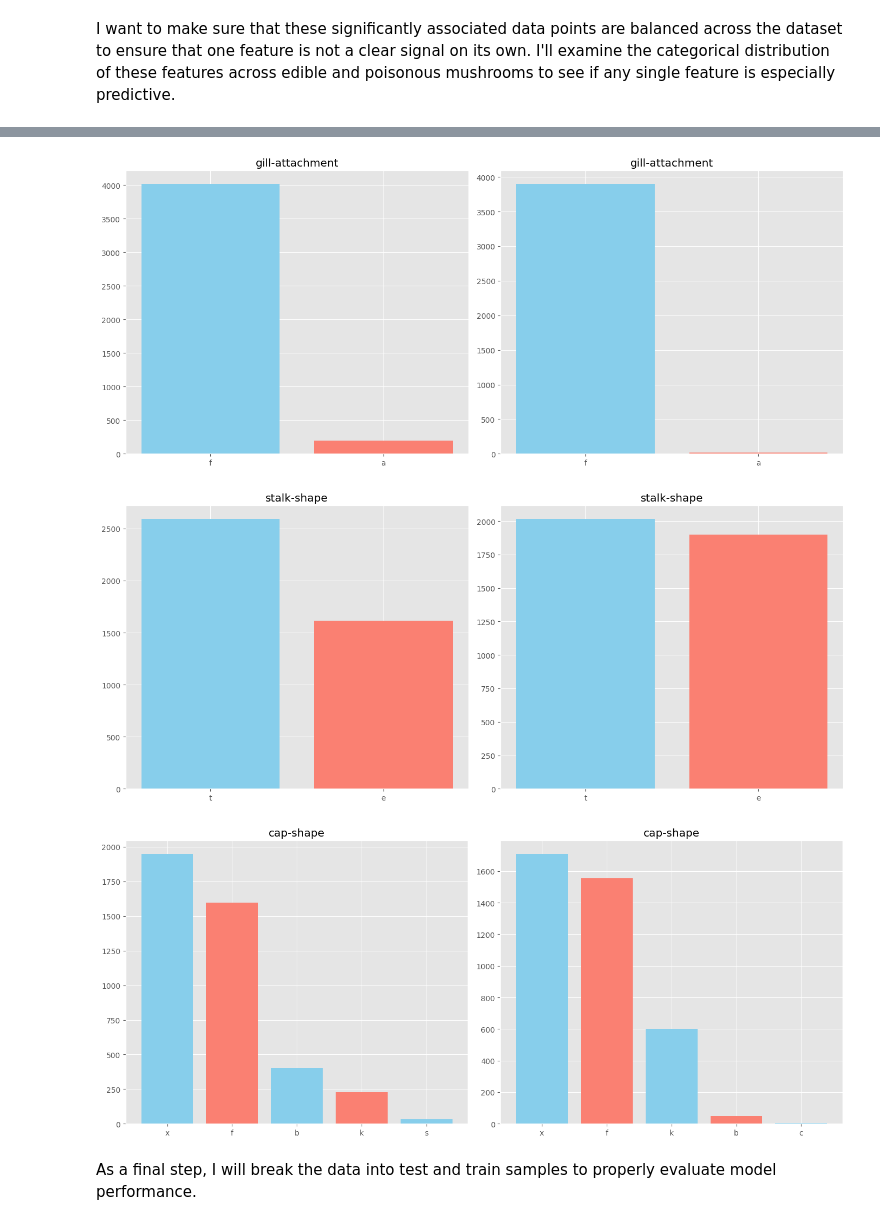
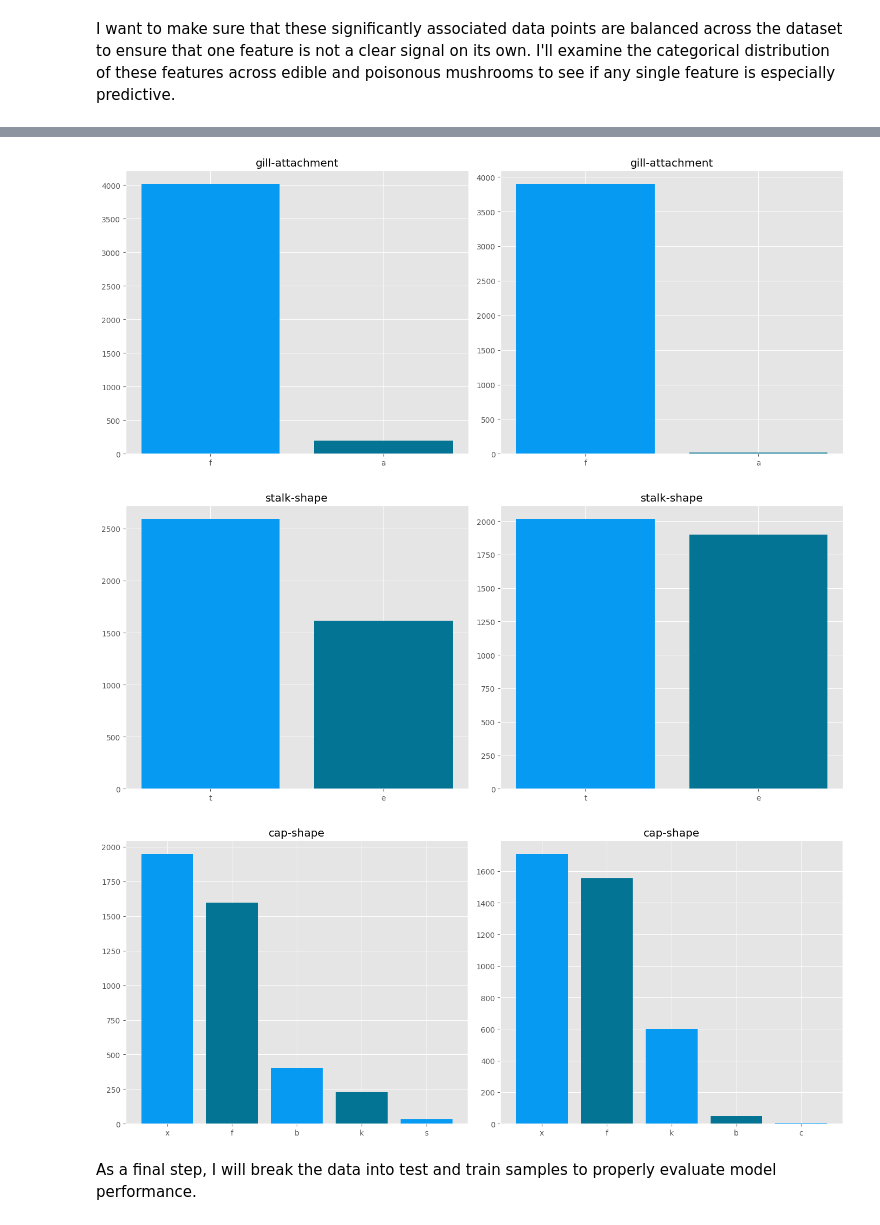
Before and after one commit to jollyjerr/mushroom_classification, a Jupyter notebook: project.ipynb, the cells around one changed output, grey strips where cells are left out. Drawn from its saved outputs; the diff is of its cells as text; code cells hidden in the pictures.

```diff
--- a/project.ipynb
+++ b/project.ipynb
@@ -21,7 +21,9 @@ from sklearn.metrics import (
 )
 from sklearn.inspection import permutation_importance
 
+# shared style for full notebook
 plt.style.use('ggplot')
+colors = ['#069af3', '#047495']
 # %% [markdown]
 # Mushroom Classification
 
@@ -254,10 +256,10 @@ for i in range(6):
     feature = features[i]
     fig, axes = plt.subplots(1, 2, figsize=(14, 6))
 
-    axes[0].bar(edible_df[feature[1]].value_counts().index, edible_df[feature[1]].value_counts().values, color=['skyblue', 'salmon'])
+    axes[0].bar(edible_df[feature[1]].value_counts().index, edible_df[feature[1]].value_counts().values, color=colors)
     axes[0].set_title(feature[1])
 
-    axes[1].bar(poisonous_df[feature[1]].value_counts().index, poisonous_df[feature[1]].value_counts().values, color=['skyblue', 'salmon'])
+    axes[1].bar(poisonous_df[feature[1]].value_counts().index, poisonous_df[feature[1]].value_counts().values, color=colors)
     axes[1].set_title(feature[1])
 
     plt.tight_layout()
@@ -269,6 +271,6 @@ for i in range(6):
-[figure, old version]
+[figure, new version]
-[figure, old version]
+[figure, new version]
-[figure, old version]
+[figure, new version]
 # %% [markdown]
 As a final step, I will break the data into test and train samples to properly evaluate model performance.
 # %%
```
Also changed, not shown: parts of 12 cells of this notebook, 1 other file.
